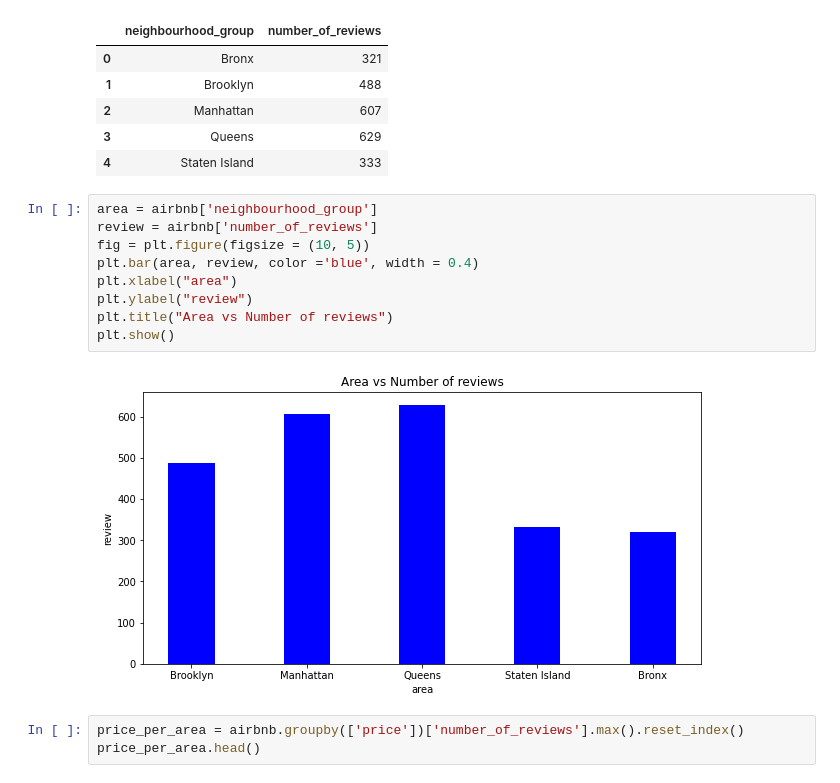
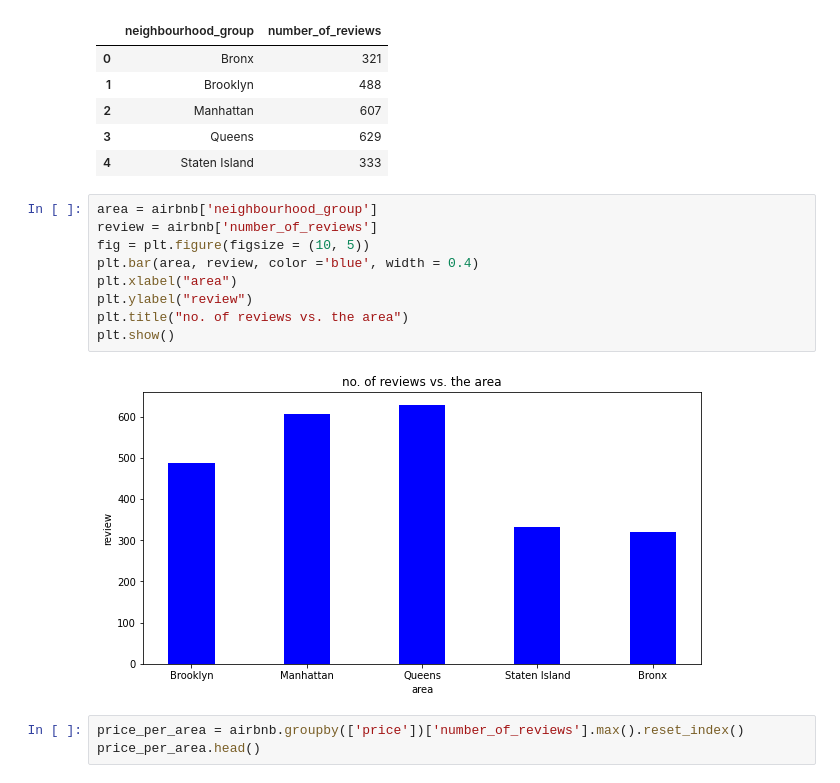
Before and after one commit to bharath967/airbnb_data_analysis, a Jupyter notebook: Airbnb_Bookings_Analysis_.ipynb, the cells around one changed output. Saved outputs shown, nothing was run; the diff lists cells and outputs as text.

```diff
--- a/Airbnb_Bookings_Analysis_.ipynb
+++ b/Airbnb_Bookings_Analysis_.ipynb
@@ -379,14 +379,14 @@ neighbourhood_reviews
 # %%
 area = airbnb['neighbourhood_group']
 review = airbnb['number_of_reviews']
 fig = plt.figure(figsize = (10, 5))
 plt.bar(area, review, color ='blue', width = 0.4)
 plt.xlabel("area")
 plt.ylabel("review")
-plt.title("Area vs Number of reviews")
+plt.title("no. of reviews vs. the area")
 plt.show()
 # %% [output]
-[figure, old version]
+[figure, new version]
 # %%
 price_per_area = airbnb.groupby(['price'])['number_of_reviews'].max().reset_index()
 price_per_area.head()
```
Also changed, not shown: parts of 7 cells of this notebook.
